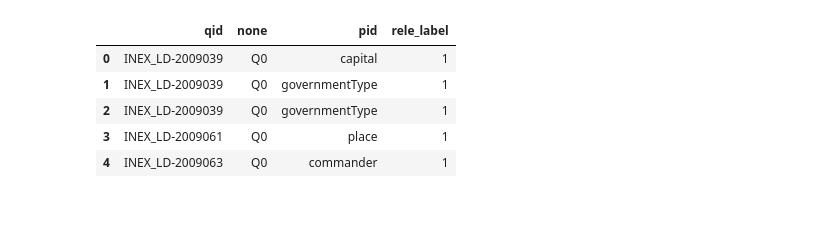
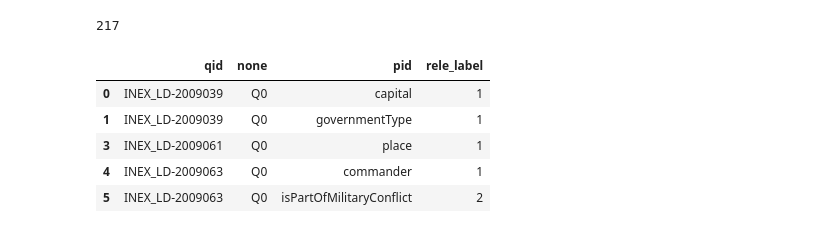
Before and after one commit to feay1234/WikiHow-Task-Based, a Jupyter notebook: Preprocessing Entity-Attribute-Identification (CIKM2018) dataset.ipynb, the cells around one changed output. Drawn from its saved outputs; the diff is of its cells as text; code cells hidden in the pictures.

```diff
--- a/Preprocessing Entity-Attribute-Identification (CIKM2018) dataset.ipynb
+++ b/Preprocessing Entity-Attribute-Identification (CIKM2018) dataset.ipynb
@@ -10,7 +10,12 @@ with open('/Users/jarana/workspace/projects/Entity-Attribute-Identification/data
 df = pd.DataFrame(jsonstr.items(), columns=['qid', 'text'])
 df['type'] = ["query"] * len(df)
 df[['type', 'qid', 'text']].to_csv("/Users/jarana/workspace/WikiHow-Task-Based/data/cedr/eai-query.tsv", header=False, index=False, sep="\t")
+# %%
+qrel.pid.nunique()
+# %% [output]
+217
 # %%
-df = pd.read_csv('/Users/jarana/workspace/projects/Entity-Attribute-Identification/data/qrel.txt',names=["qid", "none", "pid", "rele_label"], sep="\t")
-df["pid"] = [i.split(":")[1].replace(">","") for i in df.pid.tolist()]
+qrel = pd.read_csv('/Users/jarana/workspace/projects/Entity-Attribute-Identification/data/qrel.txt',names=["qid", "none", "pid", "rele_label"], sep="\t")
+qrel["pid"] = [i.split(":")[1].replace(">","") for i in qrel.pid.tolist()]
+qrel = qrel.drop_duplicates()
 # %%
@@ -20,13 +25,13 @@ doc = pd.DataFrame(zip(["doc"] * len(df.pid.unique()),df.pid.unique(),df.pid.uni
 doc.to_csv("/Users/jarana/workspace/WikiHow-Task-Based/data/cedr/eai-doc.tsv", header=False, index=False, sep="\t")
 # %%
-df.head()
+qrel.head()
 # %% [output]
 |  | qid | none | pid | rele_label |
 | 0 | INEX_LD-2009039 | Q0 | capital | 1 |
 | 1 | INEX_LD-2009039 | Q0 | governmentType | 1 |
-| 2 | INEX_LD-2009039 | Q0 | governmentType | 1 |
 | 3 | INEX_LD-2009061 | Q0 | place | 1 |
 | 4 | INEX_LD-2009063 | Q0 | commander | 1 |
+| 5 | INEX_LD-2009063 | Q0 | isPartOfMilitaryConflict | 2 |
 # %%
 #5fold data generation
 from sklearn.model_selection import train_test_split
```
Also changed, not shown: parts of 22 cells of this notebook, 3 other files.
